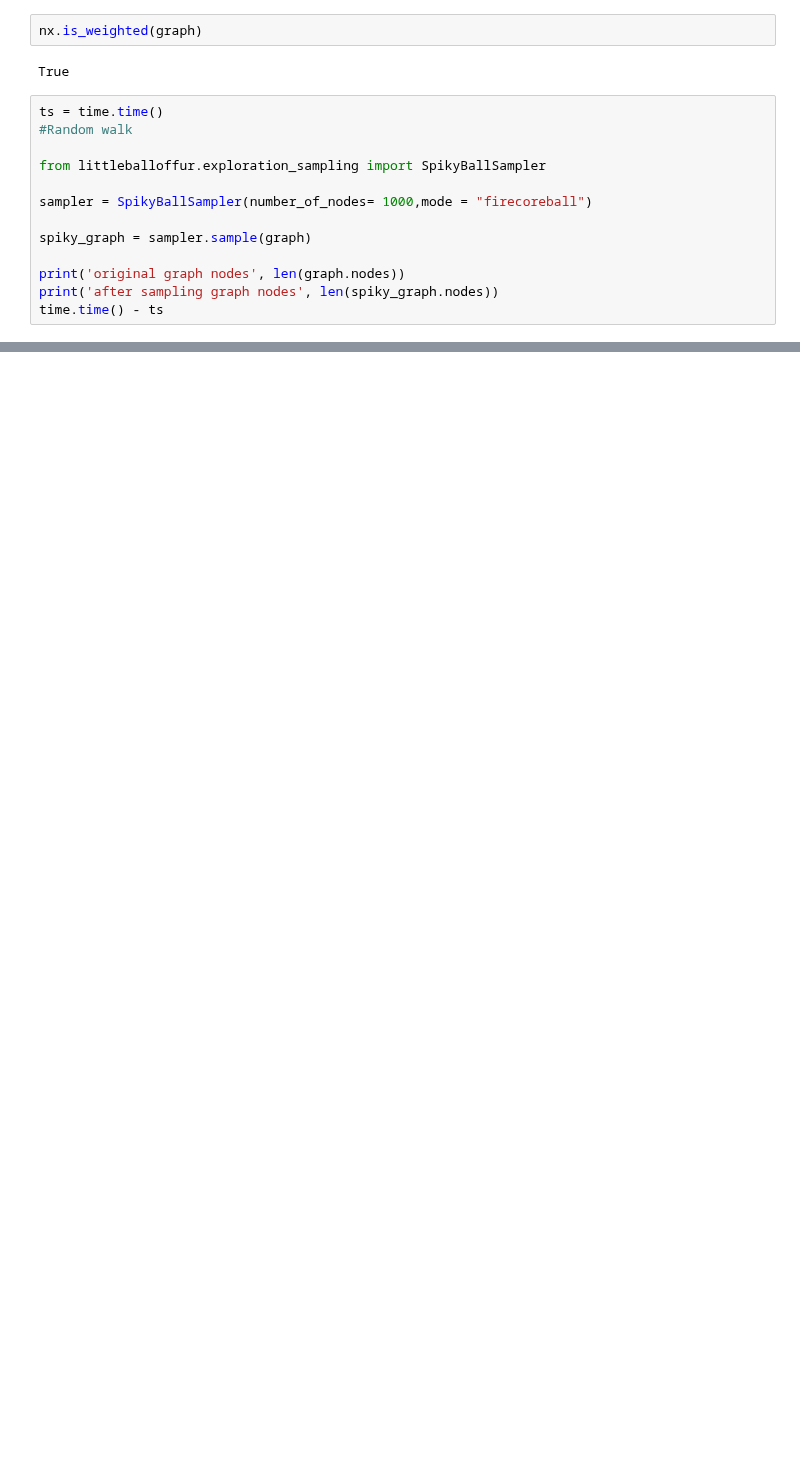
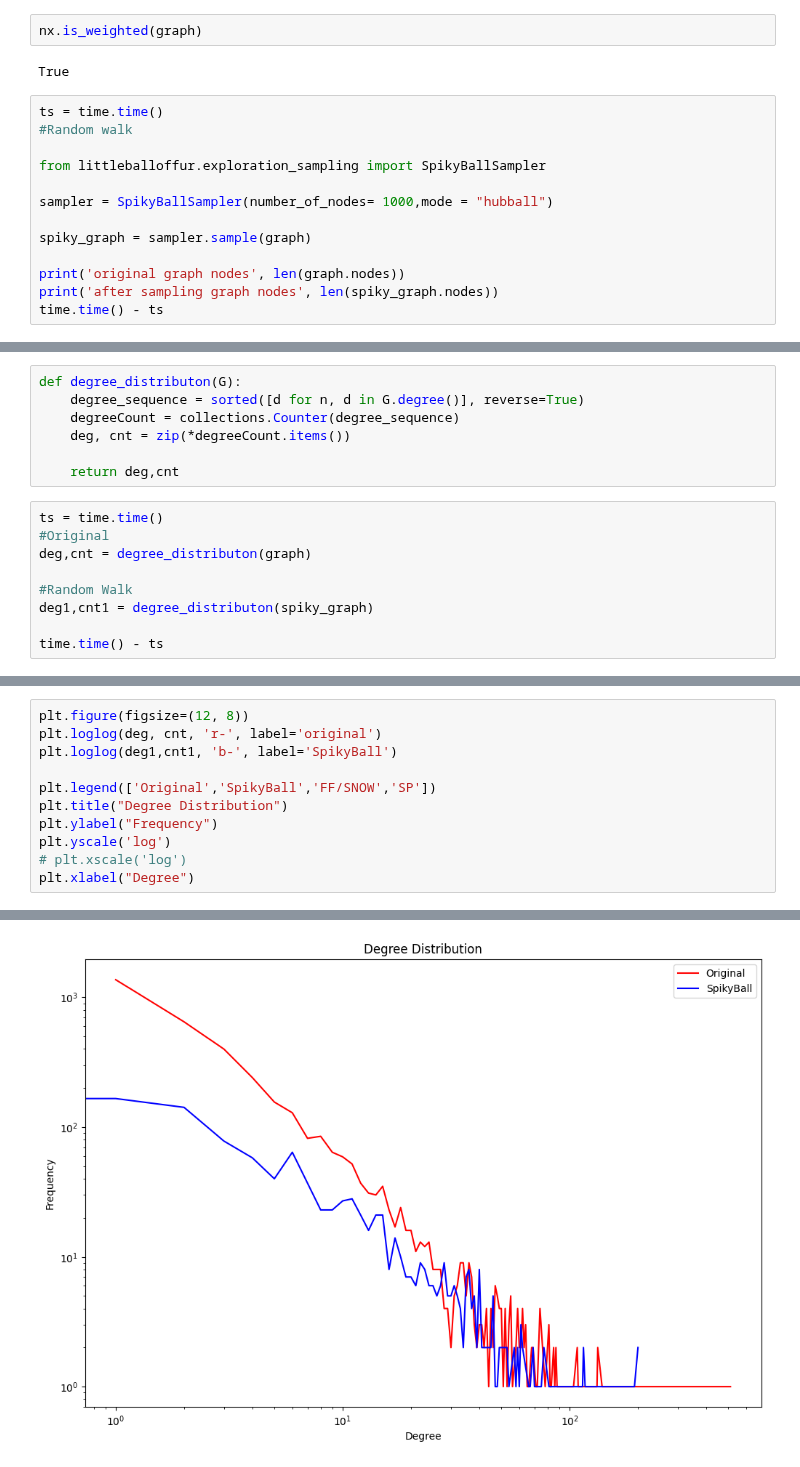
Before and after one commit to kyriakosar/Sampling-from-Networks, a Jupyter notebook: final_project_testing.ipynb, the cells around one changed output, grey strips where cells are left out. Drawn from its saved outputs; the diff is of its cells as text; blank space fills up the shorter version.

```diff
--- a/final_project_testing.ipynb
+++ b/final_project_testing.ipynb
@@ -28,7 +30,7 @@ ts = time.time()
 
 from littleballoffur.exploration_sampling import SpikyBallSampler
 
-sampler = SpikyBallSampler(number_of_nodes= 1000,mode = "firecoreball")
+sampler = SpikyBallSampler(number_of_nodes= 1000,mode = "hubball")
 
 spiky_graph = sampler.sample(graph)
 
@@ -39,0 +115,16 @@ TypeError: 'int' object is not iterable
+# %%
+def degree_distributon(G):
+    degree_sequence = sorted([d for n, d in G.degree()], reverse=True)
+    degreeCount = collections.Counter(degree_sequence)
+    deg, cnt = zip(*degreeCount.items())
+
+    return deg,cnt
+# %%
+ts = time.time()
+#Original
+deg,cnt = degree_distributon(graph)
+
+#Random Walk
+deg1,cnt1 = degree_distributon(spiky_graph)
+
+time.time() - ts
@@ -39,0 +133,12 @@ TypeError: 'int' object is not iterable
+# %%
+plt.figure(figsize=(12, 8))
+plt.loglog(deg, cnt, 'r-', label='original')
+plt.loglog(deg1,cnt1, 'b-', label='SpikyBall')
+
+plt.legend(['Original','SpikyBall','FF/SNOW','SP'])
+plt.title("Degree Distribution")
+plt.ylabel("Frequency")
+plt.yscale('log')
+# plt.xscale('log')
+plt.xlabel("Degree")
+# %% [output]
@@ -39,0 +146 @@ TypeError: 'int' object is not iterable
+[figure, added]
```
Also changed, not shown: parts of 13 cells of this notebook, 1 other file.
